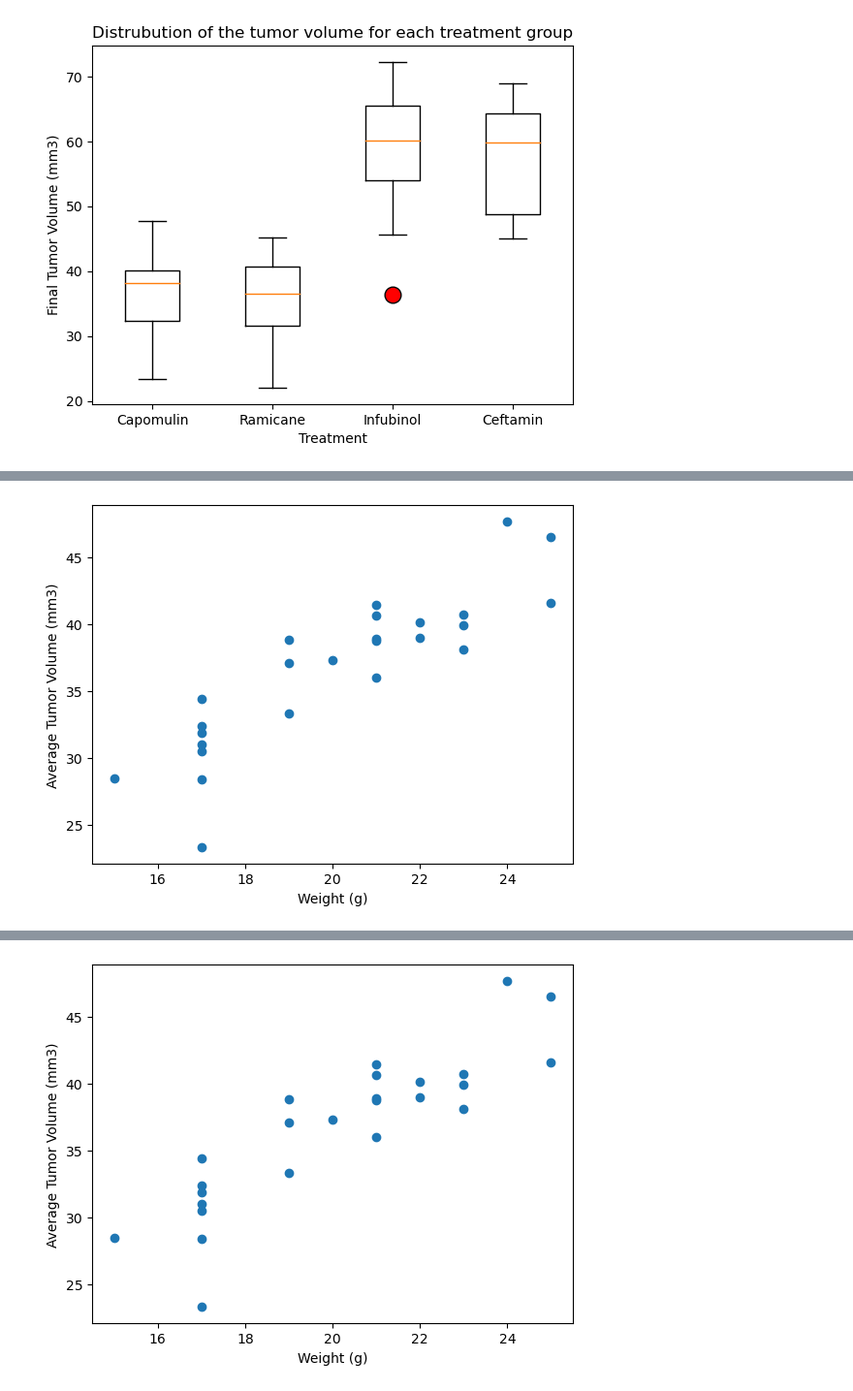
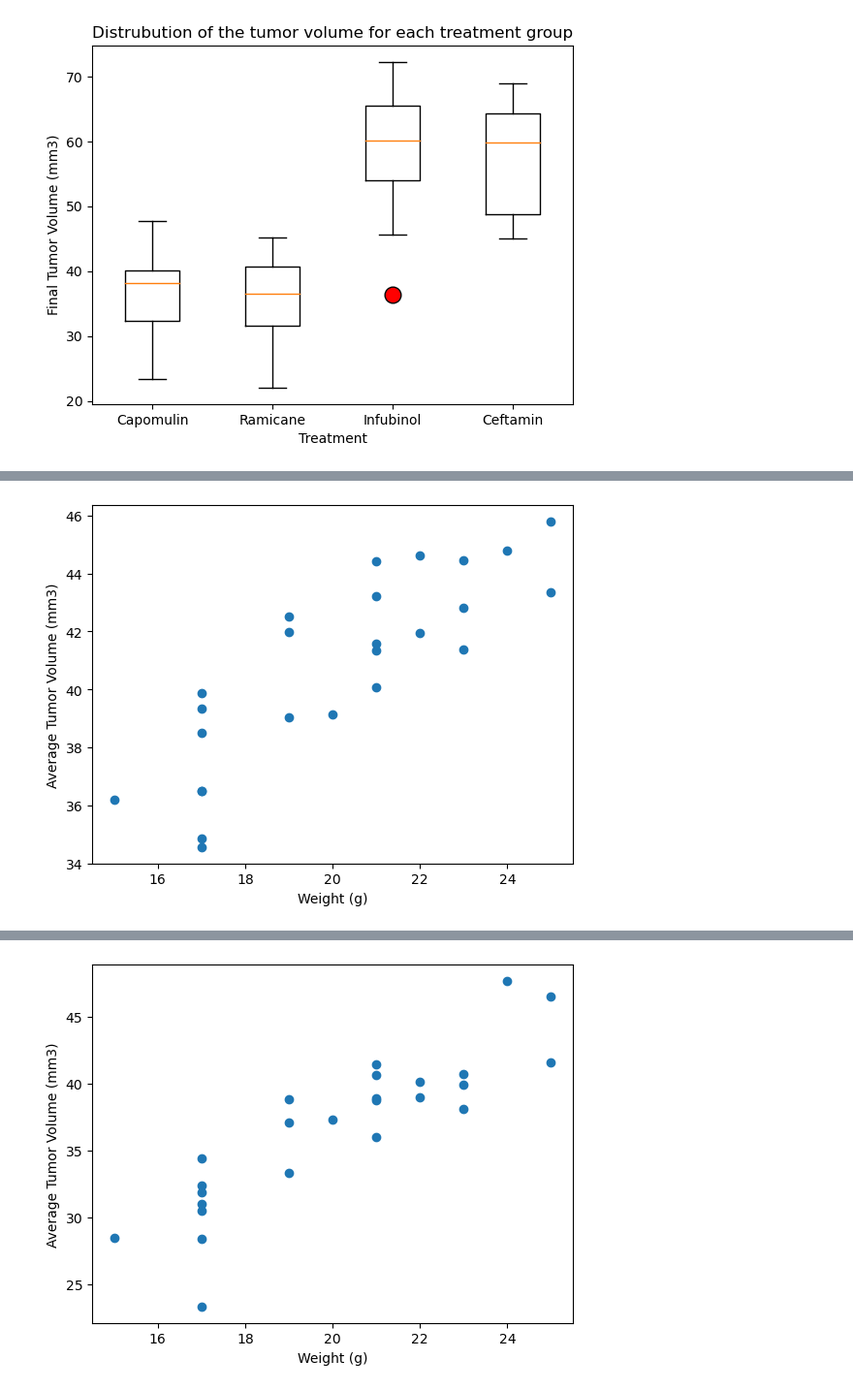
Before and after one commit to UzmaSayyeda/Matplotlib-Cancer-Treatment-Analysis, a Jupyter notebook: Matplotlib/Pymaceuticals.ipynb, the cells around one changed output, grey strips where cells are left out. Shown at 97% size. Drawn from its saved outputs; the diff is of its cells as text; code cells hidden in the pictures.

```diff
--- a/Matplotlib/Pymaceuticals.ipynb
+++ b/Matplotlib/Pymaceuticals.ipynb
@@ -280,17 +288,24 @@ df2.head()
 # %%
 # Generate a scatter plot of mouse weight vs. the average observed tumor volume
 # for the entire Capomulin regimen
 
 
-capomulin=df2[df2.iloc[:,4] == "Capomulin"]
+# capomulin=df2[df2.iloc[:,4] == "Capomulin"]
 
 
-TumVol = capomulin.iloc[:,2]
-Weight = capomulin.iloc[:,7]
+# TumVol = capomulin.iloc[:,2]
+# Weight = capomulin.iloc[:,7]
 
-plt.scatter(Weight,TumVol)
-plt.xlabel("Weight (g)")
-plt.ylabel("Average Tumor Volume (mm3)")
+# plt.scatter(Weight,TumVol)
+# plt.xlabel("Weight (g)")
+# plt.ylabel("Average Tumor Volume (mm3)")
+# plt.show()
+
+cap_data = df.loc[df['Drug Regimen'] == "Capomulin"]
+cap_avg = cap_data.groupby(['Mouse ID'])[['Weight (g)', 'Tumor Volume (mm3)']].mean()
+plt.scatter(cap_avg['Weight (g)'],cap_avg['Tumor Volume (mm3)'])
+plt.xlabel('Weight (g)')
+plt.ylabel('Average Tumor Volume (mm3)')
 plt.show()
 # %% [output]
-[figure, old version]
+[figure, new version]
```
Also changed, not shown: parts of 7 cells of this notebook.
